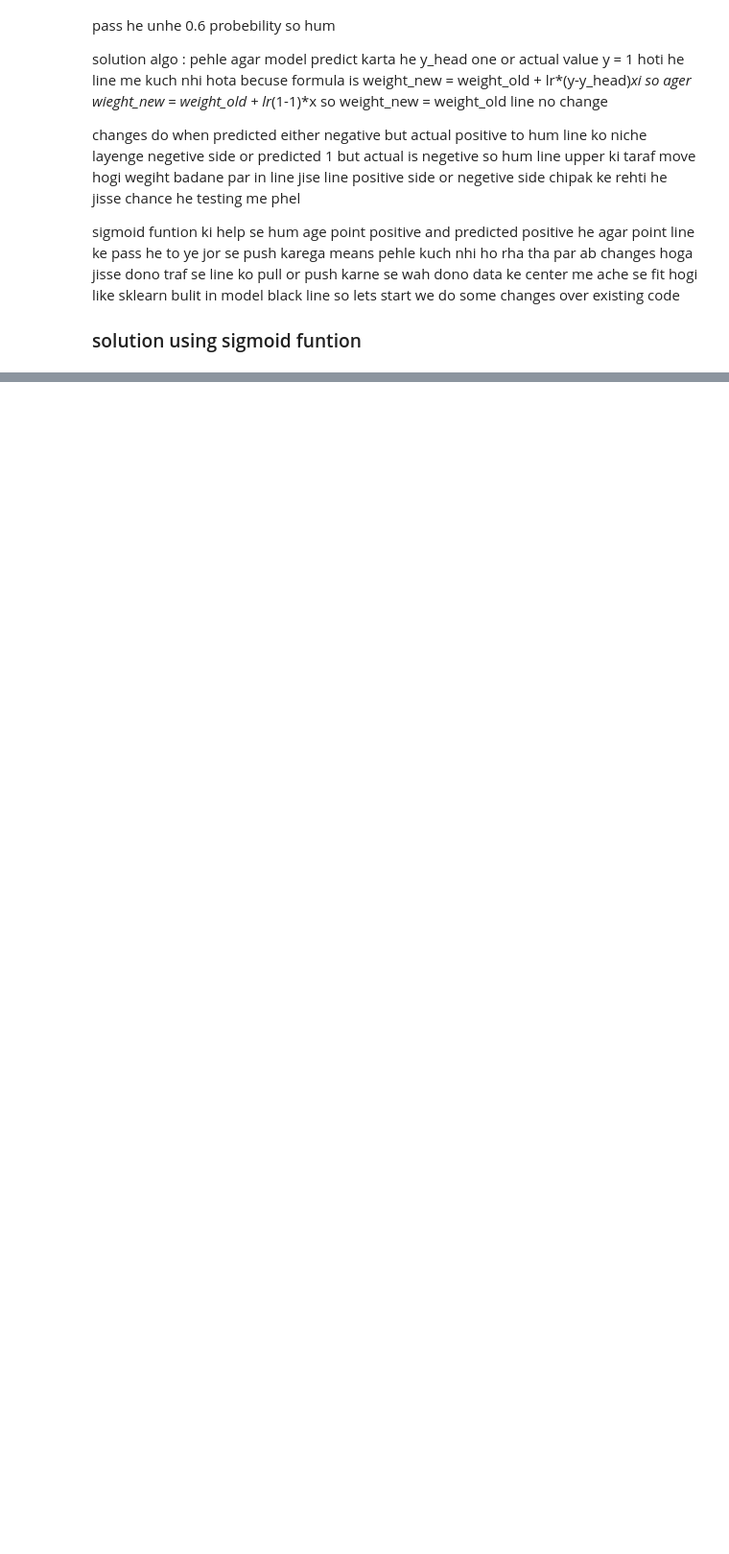
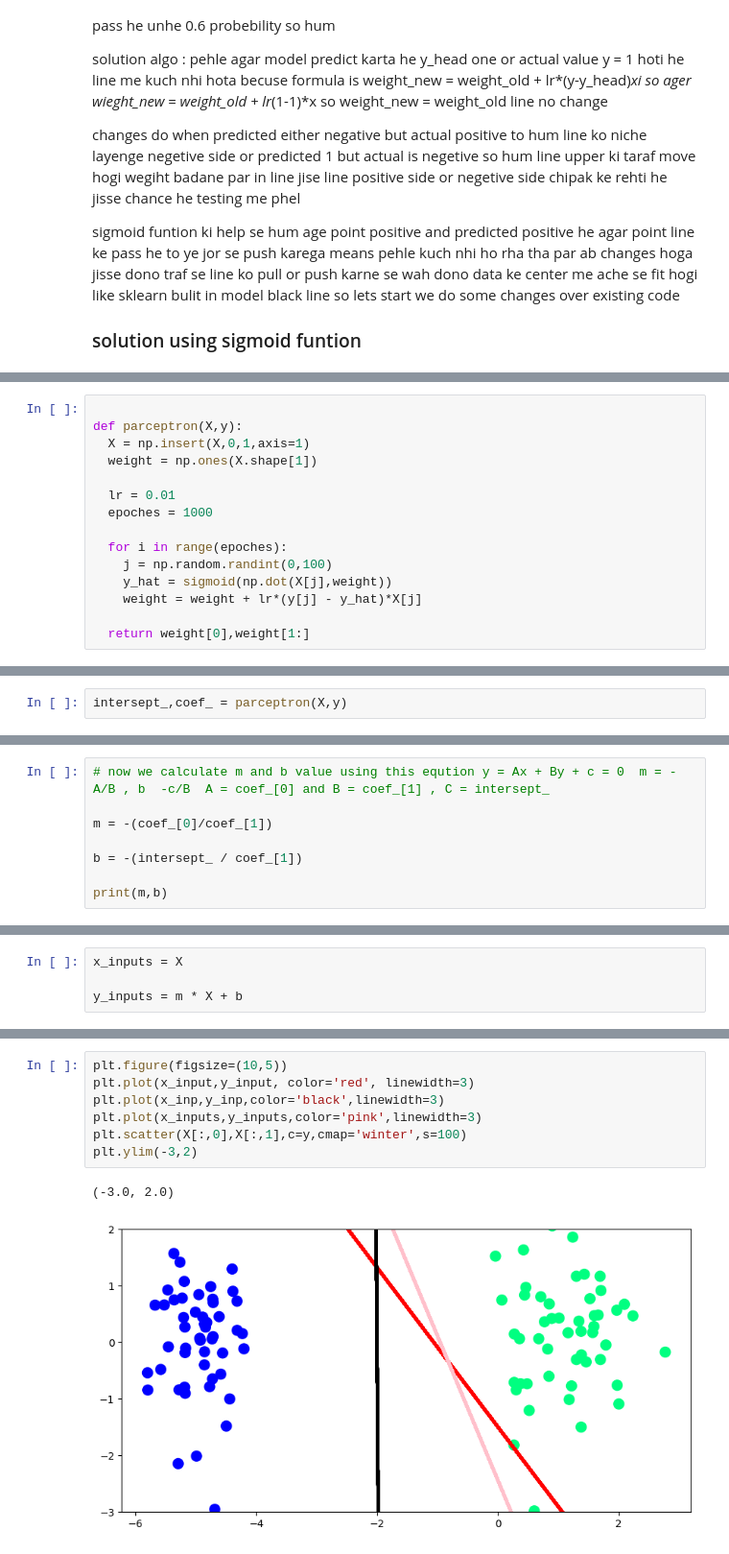
Before and after one commit to dilipsurawat/machine-learning-journey-, a Jupyter notebook: logistic_regresion_from_scretch.ipynb, the cells around one changed output, grey strips where cells are left out. Shown at 96% size. Drawn from its saved outputs; the diff is of its cells as text; blank space fills up the shorter version.

```diff
--- a/logistic_regresion_from_scretch.ipynb
+++ b/logistic_regresion_from_scretch.ipynb
@@ -161,0 +163,15 @@ solution algo : pehle agar model predict karta he y_head one or actual value y =
+# %%
+
+def parceptron(X,y):
+  X = np.insert(X,0,1,axis=1)
+  weight = np.ones(X.shape[1])
+
+  lr = 0.01
+  epoches = 1000
+
+  for i in range(epoches):
+    j = np.random.randint(0,100)
+    y_hat = sigmoid(np.dot(X[j],weight))
+    weight = weight + lr*(y[j] - y_hat)*X[j]
+
+  return weight[0],weight[1:]
@@ -164,0 +186,2 @@ solution algo : pehle agar model predict karta he y_head one or actual value y =
+# %%
+intersept_,coef_ = parceptron(X,y)
@@ -164,0 +196,8 @@ solution algo : pehle agar model predict karta he y_head one or actual value y =
+# %%
+# now we calculate m and b value using this eqution y = Ax + By + c = 0  m = -A/B , b  -c/B  A = coef_[0] and B = coef_[1] , C = intersept_
+
+m = -(coef_[0]/coef_[1])
+
+b = -(intersept_ / coef_[1])
+
+print(m,b)
@@ -164,0 +208,4 @@ solution algo : pehle agar model predict karta he y_head one or actual value y =
+# %%
+x_inputs = X
+
+y_inputs = m * X + b
@@ -164,0 +214,10 @@ solution algo : pehle agar model predict karta he y_head one or actual value y =
+# %%
+plt.figure(figsize=(10,5))
+plt.plot(x_input,y_input, color='red', linewidth=3)
+plt.plot(x_inp,y_inp,color='black',linewidth=3)
+plt.plot(x_inputs,y_inputs,color='pink',linewidth=3)
+plt.scatter(X[:,0],X[:,1],c=y,cmap='winter',s=100)
+plt.ylim(-3,2)
+# %% [output]
+(-3.0, 2.0)
+[figure, added]
```
Also changed, not shown: parts of 15 cells of this notebook.
